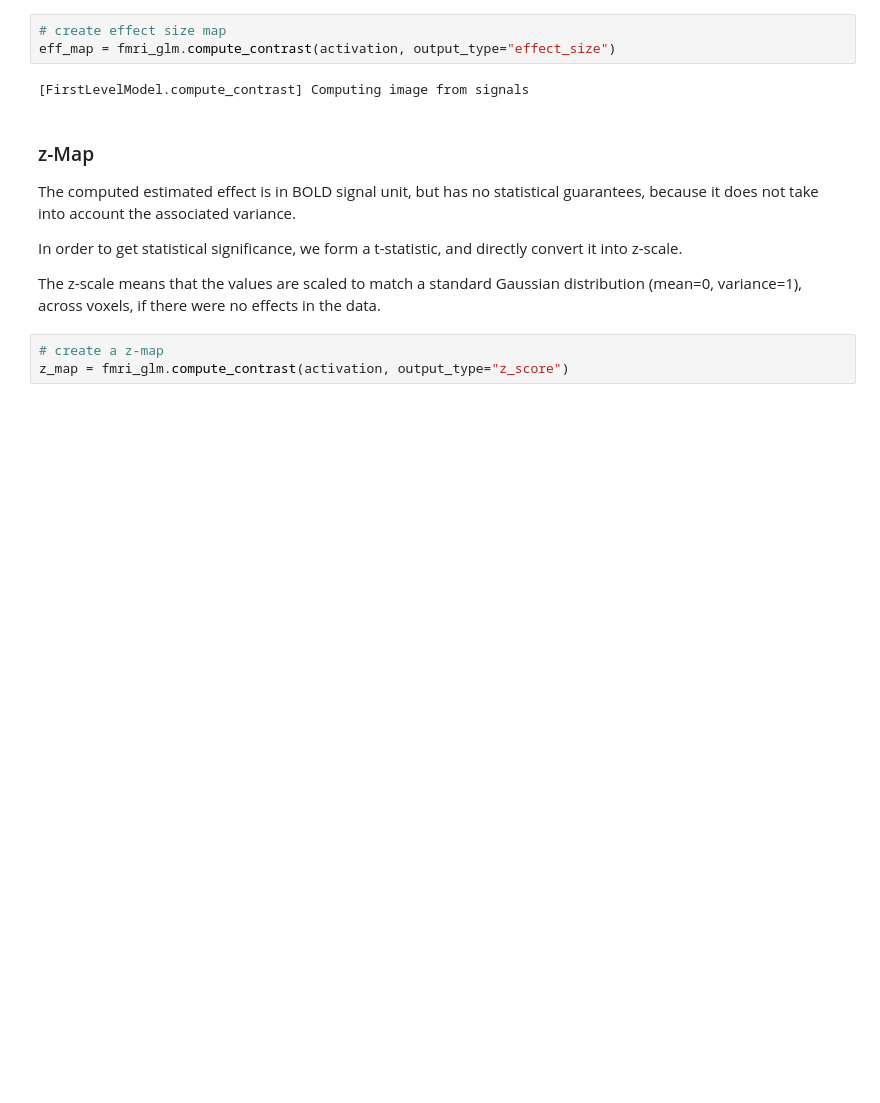
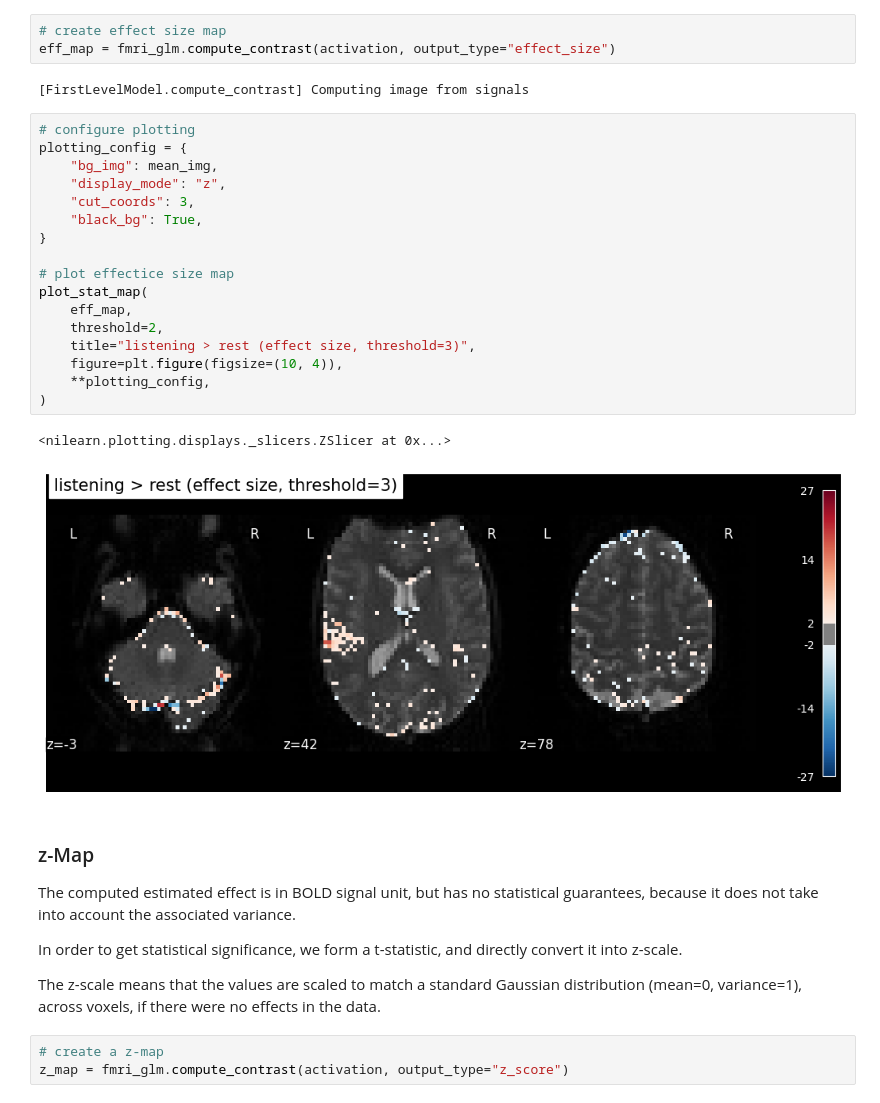
Before and after one commit to tariqzahratahdi/MachineLearningNeuroimaging, a Jupyter notebook: course_neuroimaging_nilearn_glm_usage_example_auditory_stimulation.ipynb, the cells around one changed output. Drawn from its saved outputs; the diff is of its cells as text; blank space fills up the shorter version.

```diff
--- a/course_neuroimaging_nilearn_glm_usage_example_auditory_stimulation.ipynb
+++ b/course_neuroimaging_nilearn_glm_usage_example_auditory_stimulation.ipynb
@@ -233,6 +250,26 @@ The function parameter **`output_type`** determines what the function returns an
 eff_map = fmri_glm.compute_contrast(activation, output_type="effect_size")
 # %% [output]
 [FirstLevelModel.compute_contrast] Computing image from signals
+# %%
+# configure plotting
+plotting_config = {
+    "bg_img": mean_img,
+    "display_mode": "z",
+    "cut_coords": 3,
+    "black_bg": True,
+}
+
+# plot effectice size map
+plot_stat_map(
+    eff_map,
+    threshold=2,
+    title="listening > rest (effect size, threshold=3)",
+    figure=plt.figure(figsize=(10, 4)),
+    **plotting_config,
+)
+# %% [output]
+<nilearn.plotting.displays._slicers.ZSlicer at 0x...>
+[figure, added]
 # %% [markdown]
 ### z-Map
 
```
Also changed, not shown: parts of 5 cells of this notebook.
